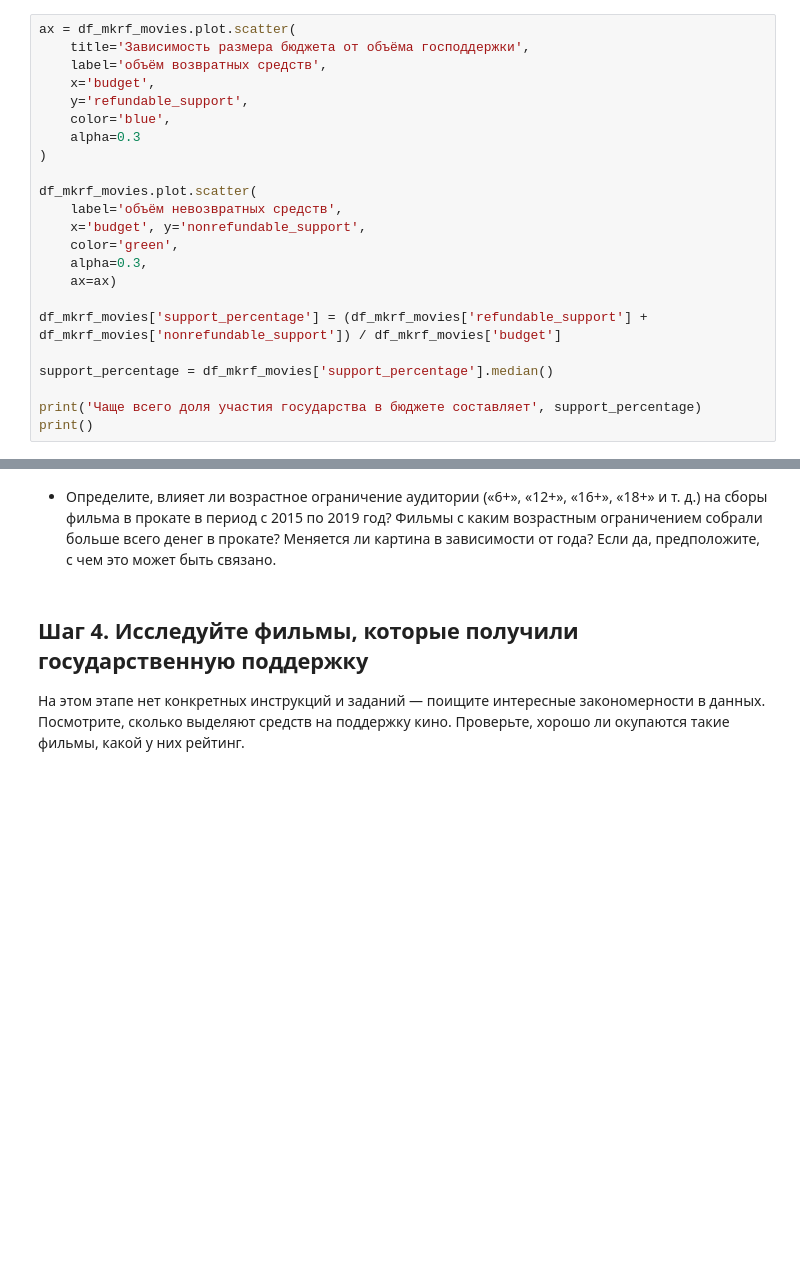
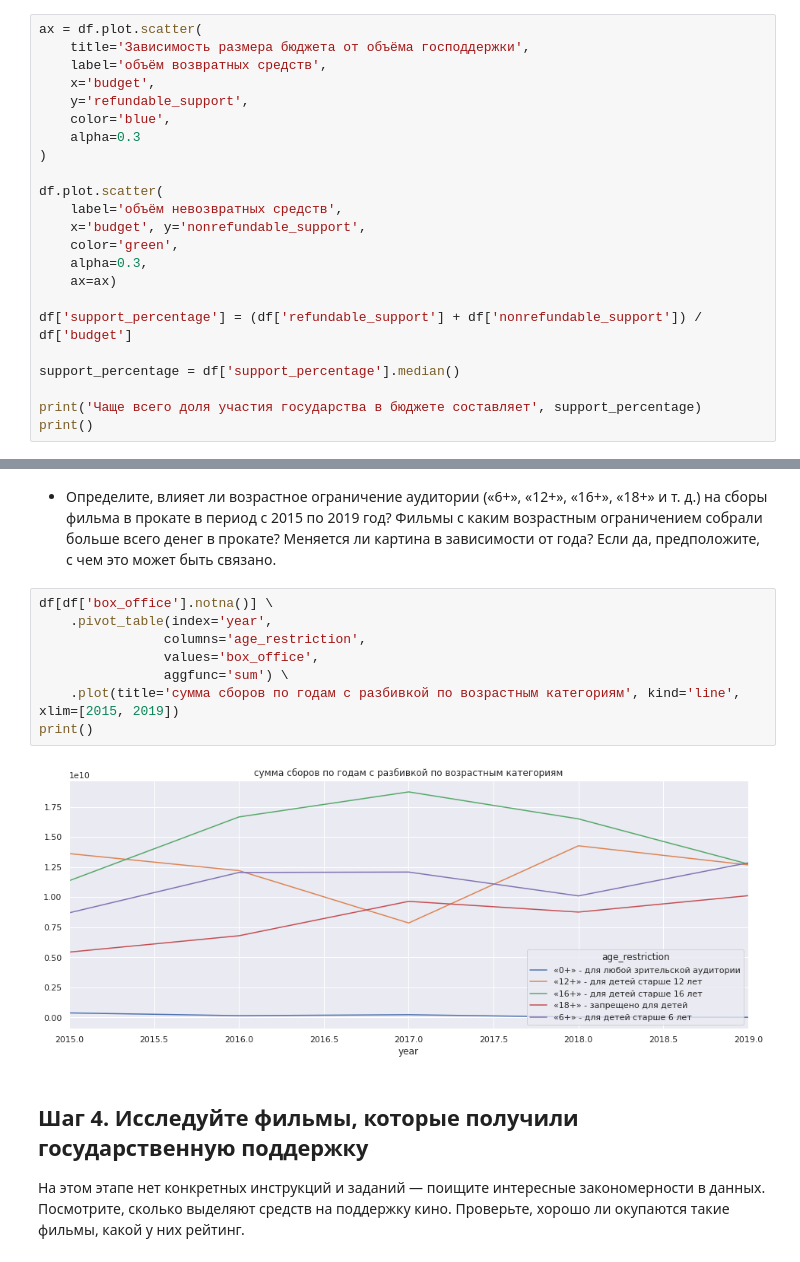
Before and after one commit to ArtyomRasskazov/Practicum, a Jupyter notebook: 1-4-russian-film-distribution.ipynb, the cells around one changed output, grey strips where cells are left out. Cells and saved outputs as stored; diff of their text form; blank space fills up the shorter version.

```diff
--- a/1-4-russian-film-distribution.ipynb
+++ b/1-4-russian-film-distribution.ipynb
@@ -490,7 +490,7 @@ invalid_budget
 # %% [markdown]
 Есть ряд фильмов, которые получали господдержку, но в бюджете стоит 0. Выясним в каком объёме обычно оказывалась поддержка и заменим средним процентом от поддержки. Суммируем оба вида господдержки.
 # %%
-ax = df_mkrf_movies.plot.scatter(
+ax = df.plot.scatter(
     title='Зависимость размера бюджета от объёма господдержки',
     label='объём возвратных средств',
     x='budget',
@@ -499,16 +499,16 @@ ax = df_mkrf_movies.plot.scatter(
     alpha=0.3
 )
 
-df_mkrf_movies.plot.scatter(
+df.plot.scatter(
     label='объём невозвратных средств',
     x='budget', y='nonrefundable_support',
     color='green',
     alpha=0.3,
     ax=ax)
 
-df_mkrf_movies['support_percentage'] = (df_mkrf_movies['refundable_support'] + df_mkrf_movies['nonrefundable_support']) / df_mkrf_movies['budget']
+df['support_percentage'] = (df['refundable_support'] + df['nonrefundable_support']) / df['budget']
 
-support_percentage = df_mkrf_movies['support_percentage'].median()
+support_percentage = df['support_percentage'].median()
 
 print('Чаще всего доля участия государства в бюджете составляет', support_percentage)
 print()
@@ -581,5 +619,15 @@ df_mkrf_movies = add_main(df_mkrf_movies, ['director', 'genres'])
 # %% [markdown]
 - Определите, влияет ли возрастное ограничение аудитории («6+», «12+», «16+», «18+» и т. д.) на сборы фильма в прокате в период с 2015 по 2019 год? Фильмы с каким возрастным ограничением собрали больше всего денег в прокате? Меняется ли картина в зависимости от года? Если да, предположите, с чем это может быть связано.
+# %%
+df[df['box_office'].notna()] \
+    .pivot_table(index='year',
+                columns='age_restriction',
+                values='box_office',
+                aggfunc='sum') \
+    .plot(title='сумма сборов по годам с разбивкой по возрастным категориям', kind='line', xlim=[2015, 2019])
+print()
+# %% [output]
+[figure, added]
 # %% [markdown]
 ## Шаг 4. Исследуйте фильмы, которые получили государственную поддержку
 
```
Also changed, not shown: parts of 34 cells of this notebook.
